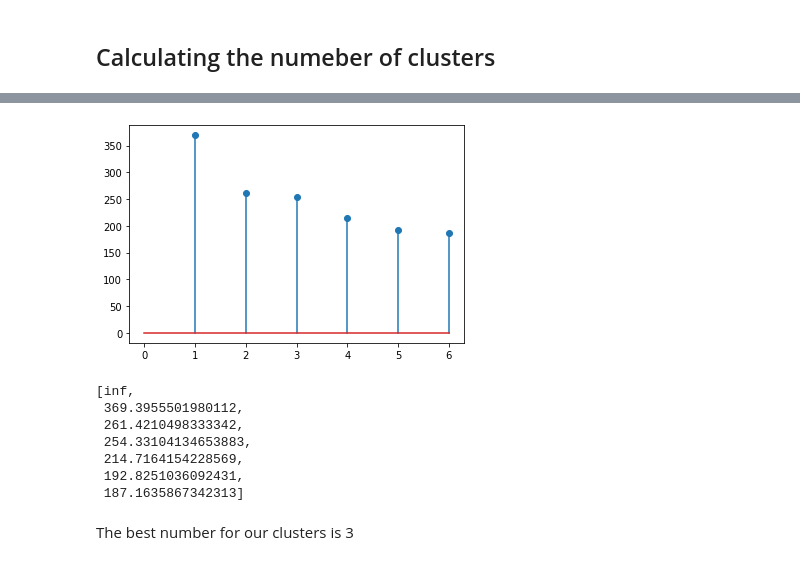
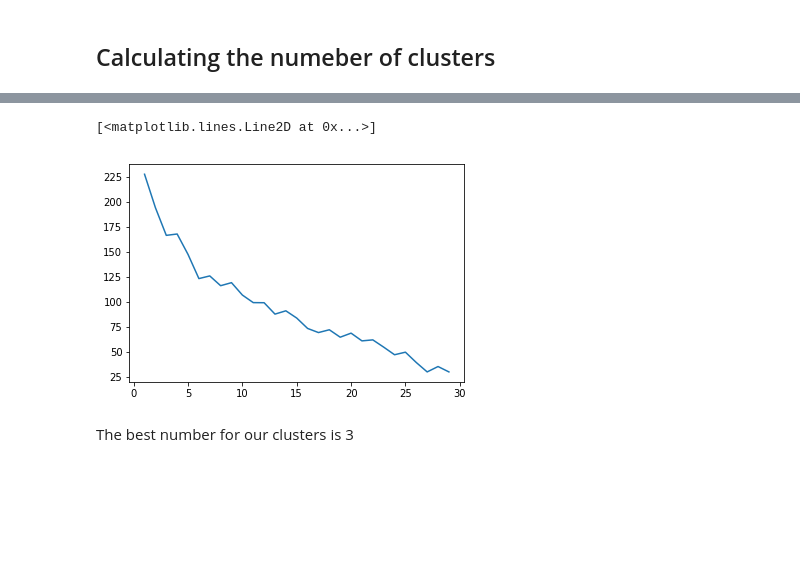
Before and after one commit to aaorella/Energy_Smart_Meters-Exploratory_Analysis, a Jupyter notebook: Untitled.ipynb, the cells around one changed output, grey strips where cells are left out. Saved outputs shown, nothing was run; the diff lists cells and outputs as text; code cells hidden in the pictures; blank space fills up the shorter version.

```diff
--- a/Untitled.ipynb
+++ b/Untitled.ipynb
@@ -228,16 +236,9 @@ len(centroids)
+# %%
+plt.plot(distaces)
+# %% [output]
+[<matplotlib.lines.Line2D at 0x...>]
+[figure, added]
 # %%
-fig = plt.figure()
-plt.stem(distances[0:])
-fig.savefig("./clusters/mejor_n/Primer_Clusters")
+
+
+#fig.savefig("./clusters/mejor_n/Primer_Clusters")
-# %% [output]
-[figure, removed]
-# %%
-distances[0:]
-# %% [output]
-[inf,
- 369.3955501980112,
- 261.4210498333342,
- 254.33104134653883,
- 214.7164154228569,
- 192.8251036092431,
- 187.1635867342313]
```
Also changed, not shown: parts of 28 cells of this notebook.
